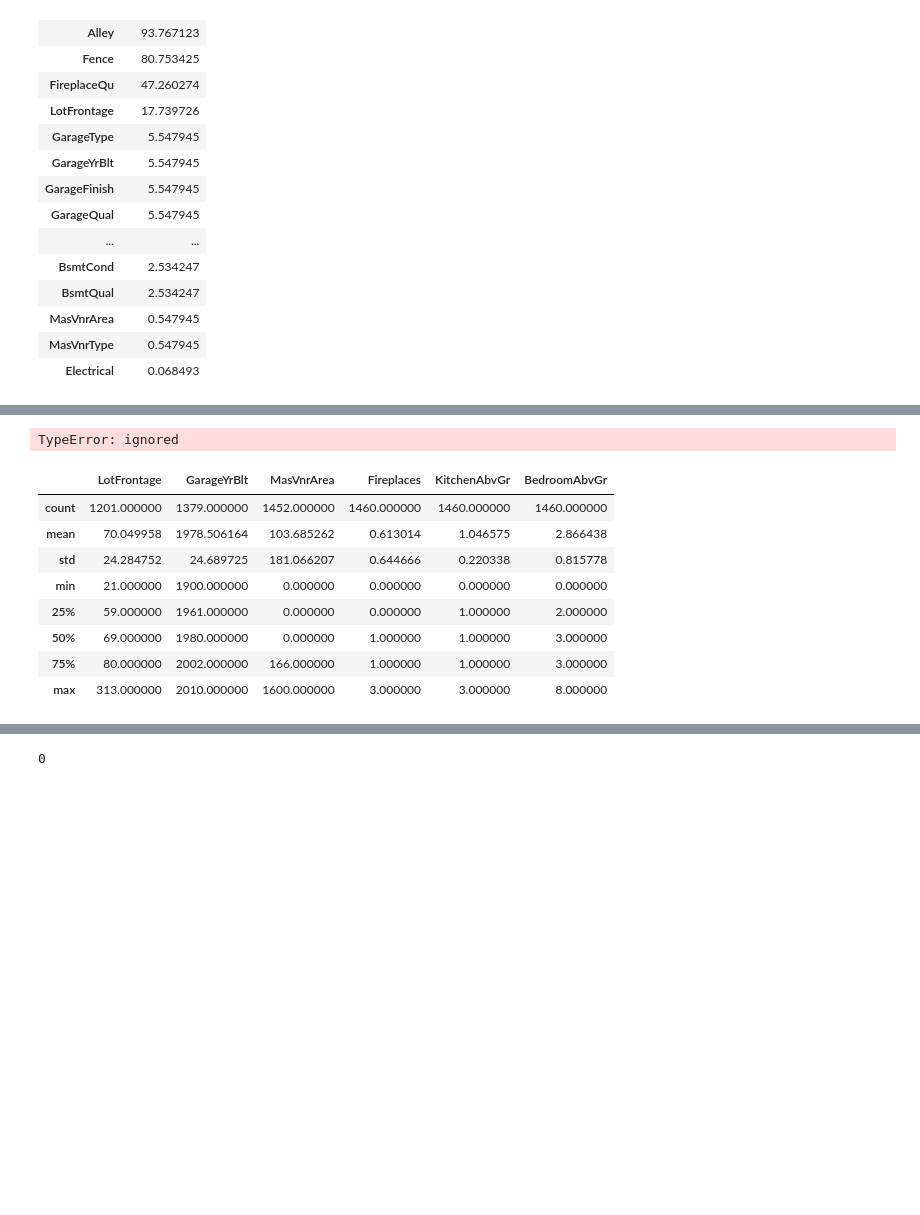
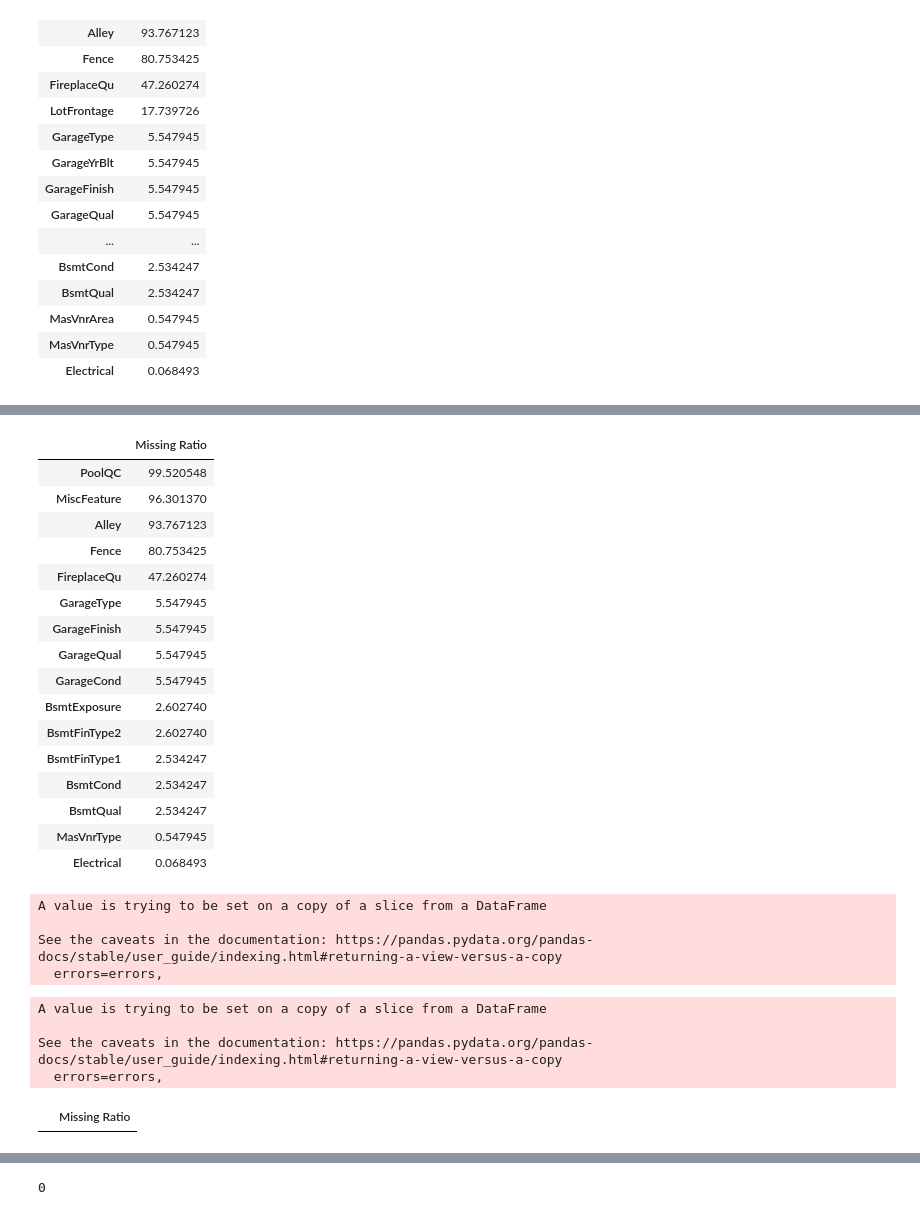
Before and after one commit to JaeYeonBang/ML_regression, a Jupyter notebook: regression-house-prices.ipynb, the cells around one changed output, grey strips where cells are left out. Drawn from its saved outputs; the diff is of its cells as text; code cells hidden in the pictures; blank space fills up the shorter version.

```diff
--- a/regression-house-prices.ipynb
+++ b/regression-house-prices.ipynb
@@ -287,8 +289,8 @@ dtype: float64
 # %%
 df_train_na = (df_train.isnull().sum() / len(df_train)) * 100
 df_train_na = df_train_na.drop(df_train_na[df_train_na == 0].index).sort_values(ascending=False)
-missing_data = pd.DataFrame({'Missing Ratio' :df_train_na})
-missing_data.head(20)
+missing_train_data = pd.DataFrame({'Missing Ratio' :df_train_na})
+missing_train_data.head(20)
 # %% [output]
 |  | Missing Ratio |
 | PoolQC | 99.520548 |
@@ -373,4 +311,0 @@ dtype: int64
-# %%
-NA_PERCENTAGE = HAVE_NA_FEATURES / len(df_train.index)
-# %% [output]
-TypeError: ignored
@@ -385,12 +312,54 @@ print("categorical features : ", CATEGORICAL_FEATURES_NAMES)
-# %%
-df_train[HAVE_NA_FEATURES.index].describe()
-# %% [output]
-|  | LotFrontage | GarageYrBlt | MasVnrArea | Fireplaces | KitchenAbvGr | BedroomAbvGr |
-| count | 1201.000000 | 1379.000000 | 1452.000000 | 1460.000000 | 1460.000000 | 1460.000000 |
-| mean | 70.049958 | 1978.506164 | 103.685262 | 0.613014 | 1.046575 | 2.866438 |
-| std | 24.284752 | 24.689725 | 181.066207 | 0.644666 | 0.220338 | 0.815778 |
-| min | 21.000000 | 1900.000000 | 0.000000 | 0.000000 | 0.000000 | 0.000000 |
-| 25% | 59.000000 | 1961.000000 | 0.000000 | 0.000000 | 1.000000 | 2.000000 |
-| 50% | 69.000000 | 1980.000000 | 0.000000 | 1.000000 | 1.000000 | 3.000000 |
-| 75% | 80.000000 | 2002.000000 | 166.000000 | 1.000000 | 1.000000 | 3.000000 |
-| max | 313.000000 | 2010.000000 | 1600.000000 | 3.000000 | 3.000000 | 8.000000 |
+# %%
+categorical_missing_train_data = missing_train_data[df_train[missing_train_data.index].dtypes == 'category']
+numeric_missing_train_data = missing_train_data[df_train[missing_train_data.index].dtypes != 'category']
+# %%
+categorical_missing_train_data
+# %% [output]
+|  | Missing Ratio |
+| PoolQC | 99.520548 |
+| MiscFeature | 96.301370 |
+| Alley | 93.767123 |
+| Fence | 80.753425 |
+| FireplaceQu | 47.260274 |
+| GarageType | 5.547945 |
+| GarageFinish | 5.547945 |
+| GarageQual | 5.547945 |
+| GarageCond | 5.547945 |
+| BsmtExposure | 2.602740 |
+| BsmtFinType2 | 2.602740 |
+| BsmtFinType1 | 2.534247 |
+| BsmtCond | 2.534247 |
+| BsmtQual | 2.534247 |
+| MasVnrType | 0.547945 |
+| Electrical | 0.068493 |
+# %%
+def fill_na_with_none_category(df,  FEATURES, categorical_missing_data):
+  for feature in FEATURES:
+    df[feature].cat.add_categories('None',inplace = True)
+    df[feature].fillna('None', inplace = True)
+    categorical_missing_data.drop(feature,inplace = True)
+
+
+fill_na_with_none_category(df_train, ['PoolQC', 'MiscFeature', 'Alley', 'Fence' , 'FireplaceQu'], categorical_missing_train_data )
+# %% [output]
+A value is trying to be set on a copy of a slice from a DataFrame
+
+See the caveats in the documentation: https://pandas.pydata.org/pandas-docs/stable/user_guide/indexing.html#returning-a-view-versus-a-copy
+  errors=errors,
+# %%
+def fill_na_with_mode_category(df, FEATURES , categorical_missing_data):
+  for feature in FEATURES:
+    df[feature].fillna(df[feature].mode()[0], inplace = True)
+
+    categorical_missing_data.drop(feature,inplace = True)
+
+fill_na_with_mode_category(df_train, categorical_missing_train_data.index, categorical_missing_train_data)
+# %% [output]
+A value is trying to be set on a copy of a slice from a DataFrame
+
+See the caveats in the documentation: https://pandas.pydata.org/pandas-docs/stable/user_guide/indexing.html#returning-a-view-versus-a-copy
+  errors=errors,
+# %%
+categorical_missing_train_data
+# %% [output]
+|  | Missing Ratio |
```
Also changed, not shown: parts of 42 cells of this notebook.
